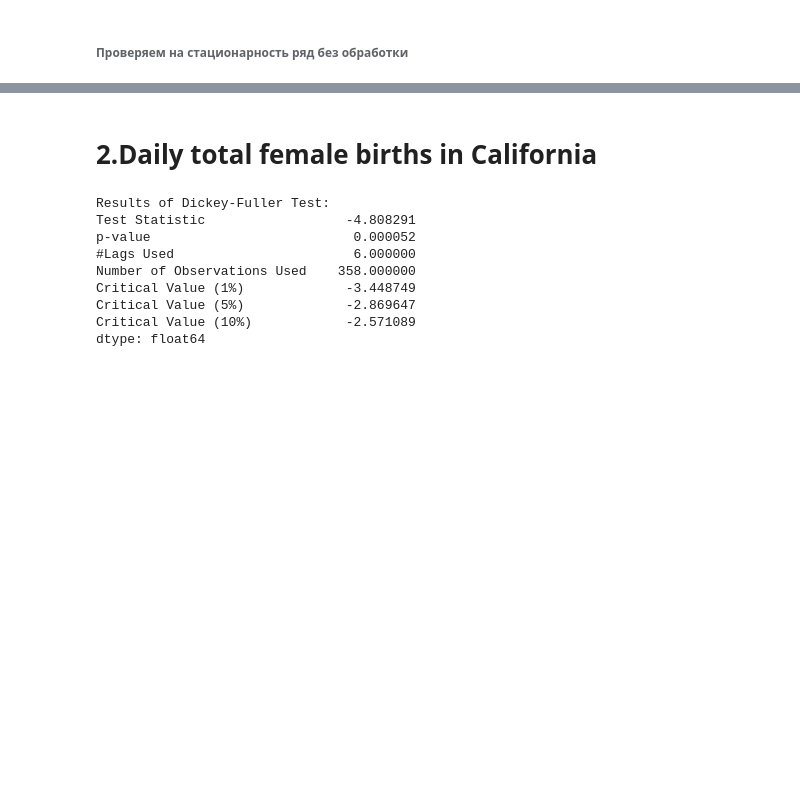
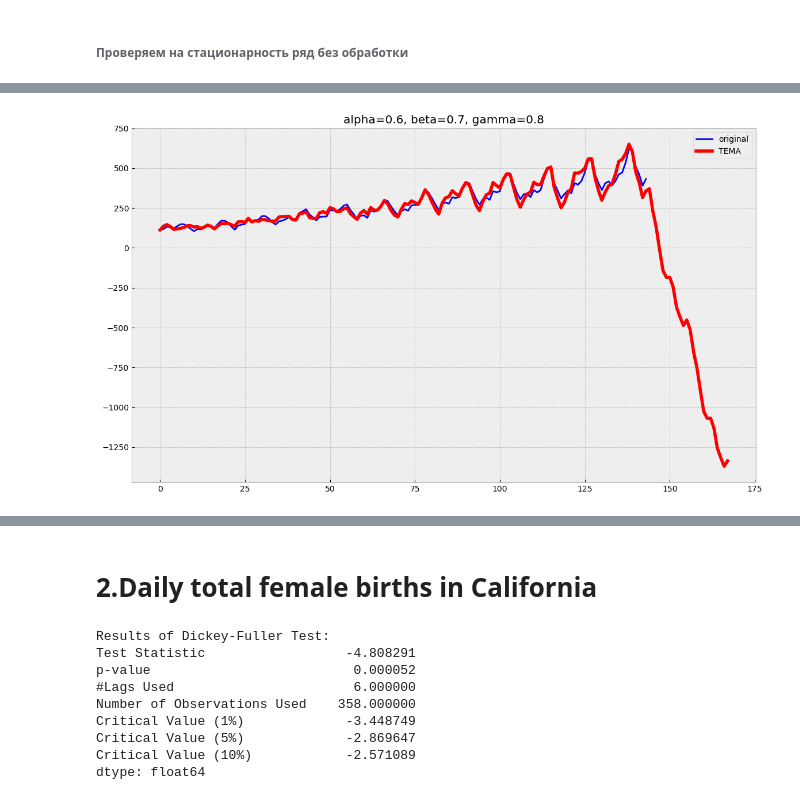
Before and after one commit to ksurashanti/ML, a Jupyter notebook: 3.2 Элементарные методы анализа временных рядов.ipynb, the cells around one changed output, grey strips where cells are left out. Cells and saved outputs as stored; diff of their text form; code cells hidden in the pictures; blank space fills up the shorter version.

```diff
--- a/3.2 Элементарные методы анализа временных рядов.ipynb
+++ b/3.2 Элементарные методы анализа временных рядов.ipynb
@@ -126,0 +189,4 @@ plot_dema(0.1, 0.9) #наоборот, сгладили ряд. прям сил
+# %%
+plot_tema(0.6, 0.7, 0.8)
+# %% [output]
+[figure, added]
```
Also changed, not shown: parts of 51 cells of this notebook.
